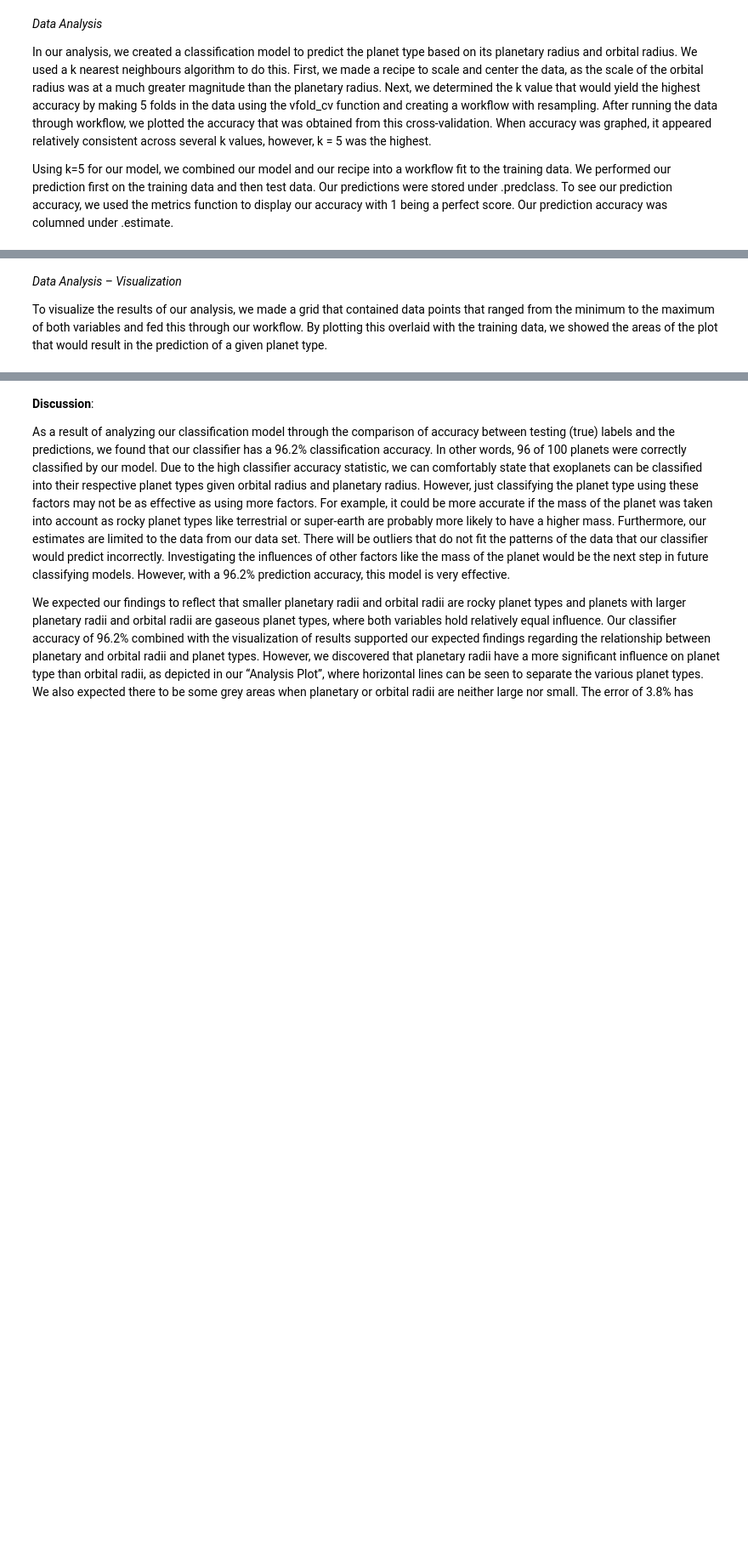
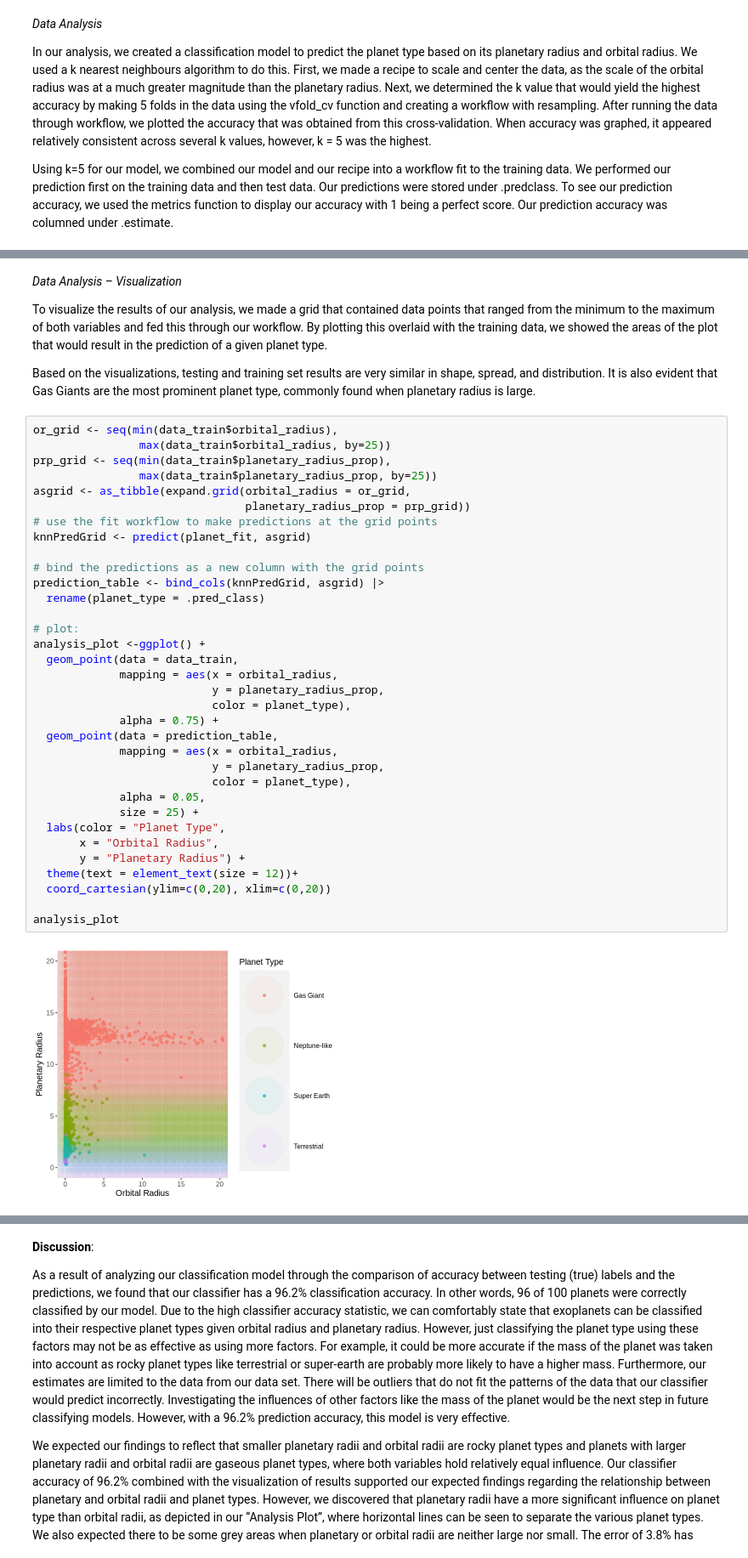
Before and after one commit to karembryo/dsci-project, a Jupyter notebook: group_43_project_report (1).ipynb, the cells around one changed output, grey strips where cells are left out. Shown at 85% size. Drawn from its saved outputs; the diff is of its cells as text; blank space fills up the shorter version.

```diff
--- a/group_43_project_report (1).ipynb
+++ b/group_43_project_report (1).ipynb
@@ -219,5 +303,43 @@ planet_prediction_accuracy2
 *Data Analysis – Visualization*
 
 To visualize the results of our analysis, we made a grid that contained data points that ranged from the minimum to the maximum of both variables and fed this through our workflow. By plotting this overlaid with the training data, we showed the areas of the plot that would result in the prediction of a given planet type.
+
+Based on the visualizations, testing and training set results are very similar in shape, spread, and distribution. It is also evident that Gas Giants are the most prominent planet type, commonly found when planetary radius is large.
+# %%
+or_grid <- seq(min(data_train$orbital_radius),
+                max(data_train$orbital_radius, by=25))
+prp_grid <- seq(min(data_train$planetary_radius_prop),
+                max(data_train$planetary_radius_prop, by=25))
+asgrid <- as_tibble(expand.grid(orbital_radius = or_grid,
+                                planetary_radius_prop = prp_grid))
+# use the fit workflow to make predictions at the grid points
+knnPredGrid <- predict(planet_fit, asgrid)
+
+# bind the predictions as a new column with the grid points
+prediction_table <- bind_cols(knnPredGrid, asgrid) |>
+  rename(planet_type = .pred_class)
+
+# plot:
+analysis_plot <-ggplot() +
+  geom_point(data = data_train,
+             mapping = aes(x = orbital_radius,
+                           y = planetary_radius_prop,
+                           color = planet_type),
+             alpha = 0.75) +
+  geom_point(data = prediction_table,
+             mapping = aes(x = orbital_radius,
+                           y = planetary_radius_prop,
+                           color = planet_type),
+             alpha = 0.05,
+             size = 25) +
+  labs(color = "Planet Type",
+       x = "Orbital Radius",
+       y = "Planetary Radius") +
+  theme(text = element_text(size = 12))+
+  coord_cartesian(ylim=c(0,20), xlim=c(0,20))
+
+analysis_plot
+# %% [output]
+[figure, added]
 # %%
 options(repr.plot.width = 11, repr.plot.height = 7)
```
Also changed, not shown: parts of 13 cells of this notebook.
